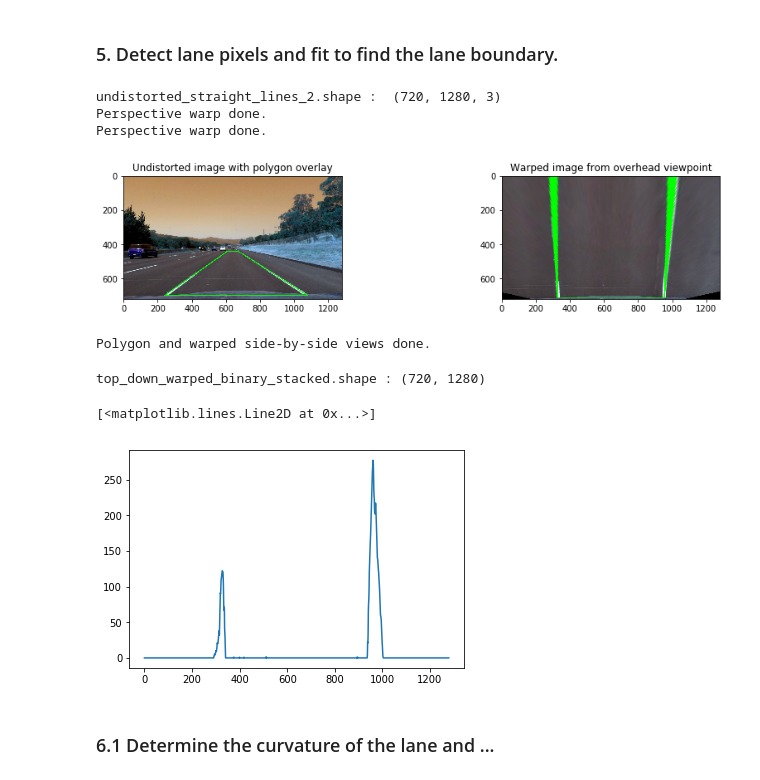
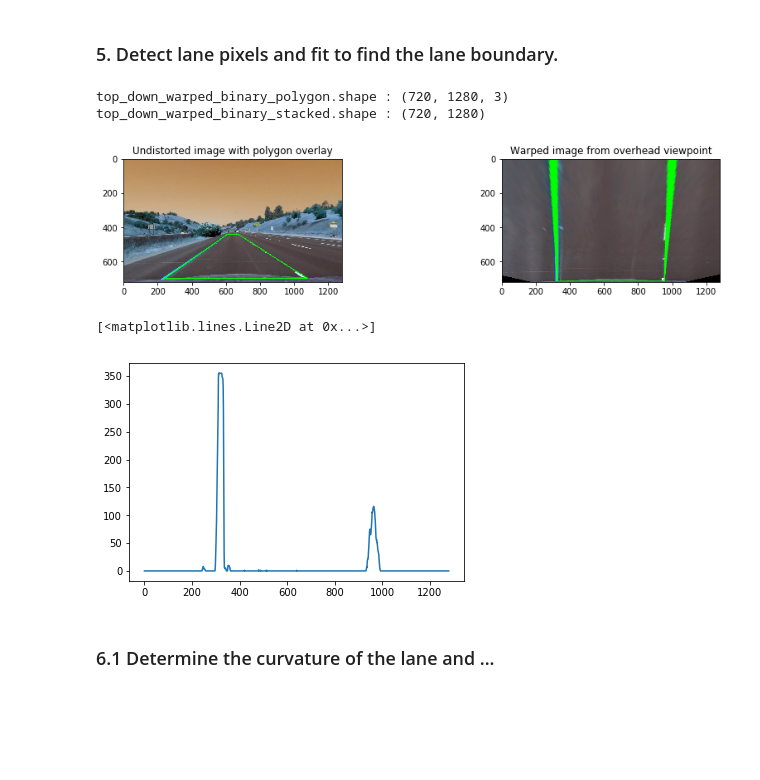
Before and after one commit to wfs/sdc-project-4-advanced-lane-detection, a Jupyter notebook: writeup.ipynb, the cells around one changed output. Cells and saved outputs as stored; diff of their text form; code cells hidden in the pictures; blank space fills up the shorter version.

```diff
--- a/writeup.ipynb
+++ b/writeup.ipynb
@@ -146,7 +144,8 @@ def sobel_gradient_direction(copy_of_colour_image, sobel_kernel=3):
     # Note : from video code, couldn't get np.arctan2() to produce usable results, so simply scaling instead.
     # sobel_y = cv2.Sobel(gray, cv2.CV_64F, 0, 1, ksize=sobel_kernel)
     # abs_grad_dir = np.arctan2(np.absolute(sobel_y), np.absolute(sobel_x))  # radians aka approx. angles
-    abs_grad_dir = np.uint8(255 * (np.absolute(sobel_x)) / np.max(np.absolute(sobel_x)))  # rescale down to 8 bit integer
+    abs_grad_dir = np.uint8(
+        255 * (np.absolute(sobel_x)) / np.max(np.absolute(sobel_x)))  # rescale down to 8 bit integer
     # print("np.absolute(sobel_x) :", np.absolute(sobel_x))
     # print("np.max(np.absolute(sobel_x) :", np.max(np.absolute(sobel_x)))
     # print("abs_grad_dir :", abs_grad_dir)
@@ -226,14 +227,15 @@ def colour_image_transformation_pipeline(colour_image, sat_thresh=(150, 255), so
     return grad_sat_bin_img, stacked_s_g_c_bin_img
 # %%
 # Extract information from image
-grad_sat_bin_image, stacked_sat_grad_colour_bin_image = colour_image_transformation_pipeline(
-    undistorted_straight_lines_2)
+result = colour_image_transformation_pipeline(undistorted_straight_lines)
 
 # Save outputs
-plt.imsave('output_images/colour_binary_straight_lines2.png', np.array(grad_sat_bin_image))
-plt.imsave('output_images/stacked_binary_straight_lines2.png', np.array(stacked_sat_grad_colour_bin_image),
+plt.imsave('output_images/colour_binary_straight_lines1.png',
+           np.array(result[0]))
+plt.imsave('output_images/stacked_binary_straight_lines1.png',
+           np.array(result[1]),
            cmap=cm.gray)
 
 # View outputs
-view_transformed_images(grad_sat_bin_image, stacked_sat_grad_colour_bin_image)
+view_transformed_images(result)
 # %% [output]
@@ -300,8 +301,9 @@ def warp_perspective_to_top_down(src, img, dst):
     """
     transformation_matrix = cv2.getPerspectiveTransform(src, dst)  # the transform matrix
     transformation_matrix_inverse = cv2.getPerspectiveTransform(dst, src)  # the transform matrix inverse
-    warped_to_top_down = cv2.warpPerspective(img, transformation_matrix, img_size)  # warp image to a top-down view
-    print("Perspective warp done.")
+    warped_to_top_down = cv2.warpPerspective(img, transformation_matrix,
+                                             img_size)  # warp image to a top-down view
+    # print("Perspective warp done.")
     return transformation_matrix_inverse, warped_to_top_down
 # %%
 def polygon():
@@ -309,57 +311,55 @@ def polygon():
     Create green polygon and overlay on undistorted image.
     """
     global polygon_undistored_image
-    polygon_undistored_image = cv2.line(undistorted_straight_lines_2, (240, 700), (610, 440), [0, 255, 0], 3)
-    polygon_undistored_image = cv2.line(undistorted_straight_lines_2, (240, 700), (1080, 700), [0, 255, 0], 3)
-    polygon_undistored_image = cv2.line(undistorted_straight_lines_2, (1080, 700), (670, 440), [0, 255, 0], 3)
-    polygon_undistored_image = cv2.line(undistorted_straight_lines_2, (610, 440), (670, 440), [0, 255, 0], 3)
+    polygon_undistored_image = cv2.line(undistorted_straight_lines, (240, 700), (610, 440), [0, 255, 0], 3)
+    polygon_undistored_image = cv2.line(undistorted_straight_lines, (240, 700), (1080, 700), [0, 255, 0], 3)
+    polygon_undistored_image = cv2.line(undistorted_straight_lines, (1080, 700), (670, 440), [0, 255, 0], 3)
+    polygon_undistored_image = cv2.line(undistorted_straight_lines, (610, 440), (670, 440), [0, 255, 0], 3)
     # print("Green polygon defined : ", polygon_undistored_image)
 # %% [markdown]
 ### 5. Detect lane pixels and fit to find the lane boundary.
 # %%
 # Get image 2D size
-print("undistorted_straight_lines_2.shape : ", undistorted_straight_lines_2.shape)
-img_size = (undistorted_straight_lines_2.shape[1], undistorted_straight_lines_2.shape[0])
+# print("undistorted_straight_lines.shape : ", undistorted_straight_lines.shape)
+img_size = (undistorted_straight_lines.shape[1], undistorted_straight_lines.shape[0])
 
 # Set 4 corners of warp source polygon
 define_source_polygon()
 
 # Set 4 corners of warp destination polygon
 define_destination_polygon()
 
 # Create polygon overlayed onto undistorted image
 polygon()
 
 # Engage warp drive :)
 matrix_transform_inversed, top_down_warped_binary_polygon = warp_perspective_to_top_down(source_transformation,
-                                                                                 polygon_undistored_image,
-                                                                                 destination_transformation)
+                                                                                         polygon_undistored_image,
+                                                                                         destination_transformation)
 
+print("top_down_warped_binary_polygon.shape :", top_down_warped_binary_polygon.shape)
 matrix_transform_inversed_stacked, top_down_warped_binary_stacked = warp_perspective_to_top_down(
-                                                                                source_transformation,
-                                                                                stacked_sat_grad_colour_bin_image,
-                                                                                destination_transformation)
+    source_transformation,
+    result[1],
+    destination_transformation)
+print("top_down_warped_binary_stacked.shape :", top_down_warped_binary_stacked.shape)
 
 # Store output
 cv2.imwrite('output_images/lined_image_straight_lines2.jpg', polygon_undistored_image)
 cv2.imwrite('output_images/warped_straight_lines2.jpg', top_down_warped_binary_polygon)
 
 # View output
 view_polygon_and_warped_images(polygon_undistored_image, top_down_warped_binary_polygon)
 # %% [output]
-undistorted_straight_lines_2.shape :  (720, 1280, 3)
-Perspective warp done.
-Perspective warp done.
+top_down_warped_binary_polygon.shape : (720, 1280, 3)
+top_down_warped_binary_stacked.shape : (720, 1280)
-[figure, old version]
+[figure, new version]
-Polygon and warped side-by-side views done.
 # %%
-histogram = np.sum(top_down_warped_binary_stacked[top_down_warped_binary_stacked.shape[0]//2:,:], axis=0)
-print("top_down_warped_binary_stacked.shape :", top_down_warped_binary_stacked.shape)
+histogram = np.sum(top_down_warped_binary_stacked[top_down_warped_binary_stacked.shape[0] // 2:, :], axis=0)
 plt.plot(histogram)
 # %% [output]
-top_down_warped_binary_stacked.shape : (720, 1280)
+[<matplotlib.lines.Line2D at 0x...>]
-[<matplotlib.lines.Line2D at 0x...>]
-[figure, old version]
+[figure, new version]
 # %% [markdown]
 ### 6.1 Determine the curvature of the lane and ...
 # %%
```
Also changed, not shown: parts of 73 cells of this notebook, 13 other files.
